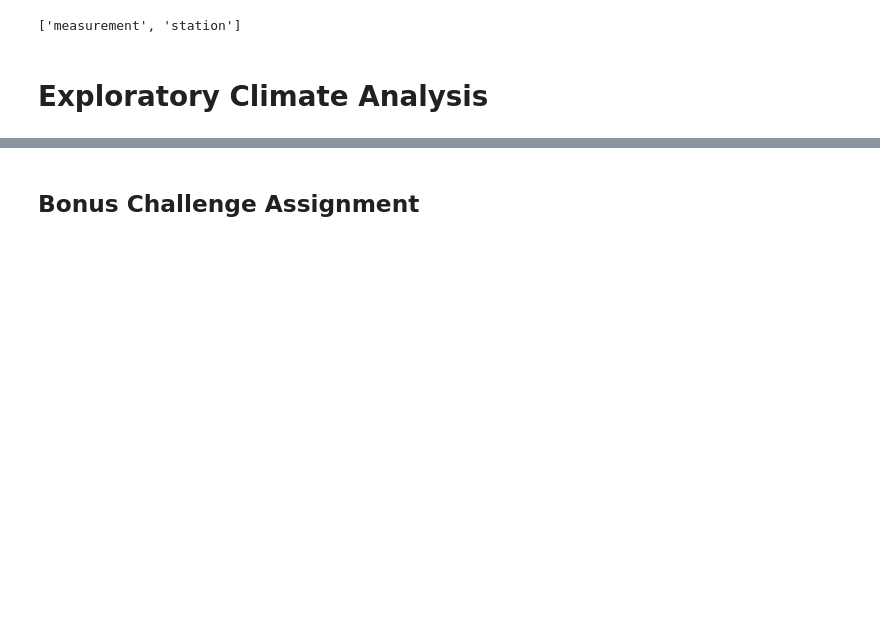
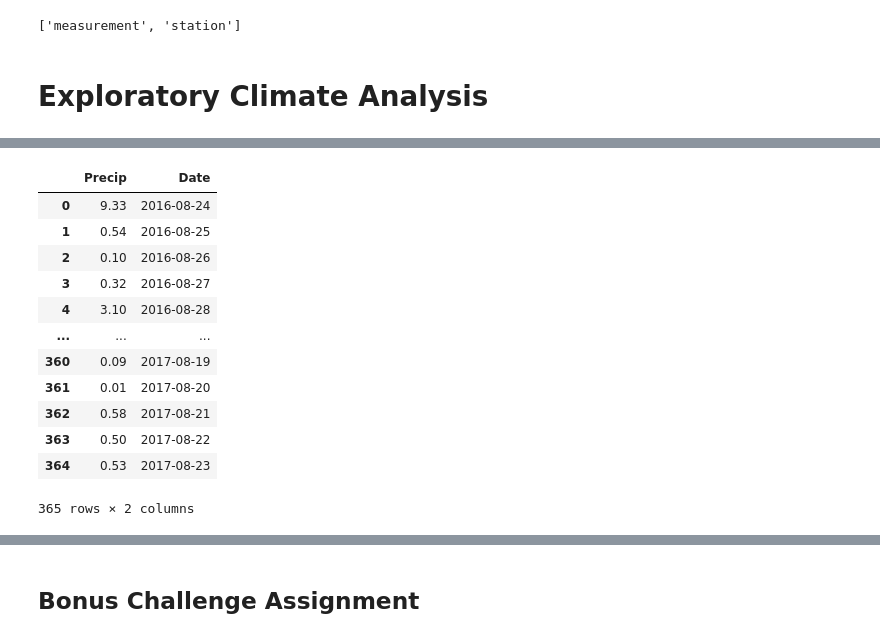
Before and after one commit to madelinesachtler/sqlalchemy-challenge, a Jupyter notebook: climate_starter.ipynb, the cells around one changed output, grey strips where cells are left out. Cells and saved outputs as stored; diff of their text form; code cells hidden in the pictures; blank space fills up the shorter version.

```diff
--- a/climate_starter.ipynb
+++ b/climate_starter.ipynb
@@ -80 +72,29 @@ df = pd.DataFrame(precip_results)
+# %%
+# Design a query to retrieve the last 12 months of precipitation data and plot the results
+# Perform a query to retrieve the data and precipitation scores
+# Save the query results as a Pandas DataFrame and set the index to the date column
+# Sort the dataframe by date
+# Use Pandas Plotting with Matplotlib to plot the data
+
+query_results = session.query(func.sum(measurment.prcp), measurment.date).\
+                    group_by(measurment.date).\
+                    filter(measurment.date >= twelve_months_prior).\
+                    order_by(measurment.date)
+
+last_12_months_df = pd.DataFrame(query_results, columns=["Precip", "Date"])
+last_12_months_df
+# %% [output]
+|  | Precip | Date |
+| 0 | 9.33 | 2016-08-24 |
+| 1 | 0.54 | 2016-08-25 |
+| 2 | 0.10 | 2016-08-26 |
+| 3 | 0.32 | 2016-08-27 |
+| 4 | 3.10 | 2016-08-28 |
+| ... | ... | ... |
+| 360 | 0.09 | 2017-08-19 |
+| 361 | 0.01 | 2017-08-20 |
+| 362 | 0.58 | 2017-08-21 |
+| 363 | 0.50 | 2017-08-22 |
+| 364 | 0.53 | 2017-08-23 |
+365 rows × 2 columns
 # %%
```
Also changed, not shown: parts of 14 cells of this notebook.
